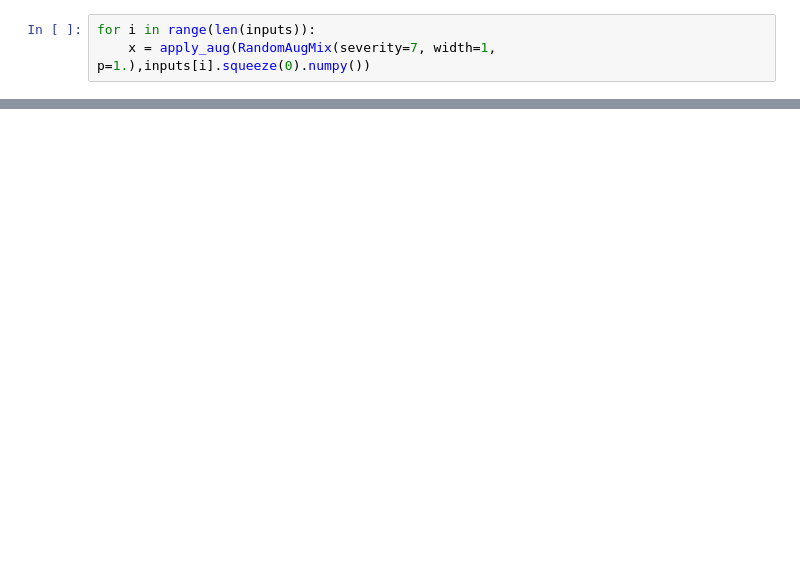
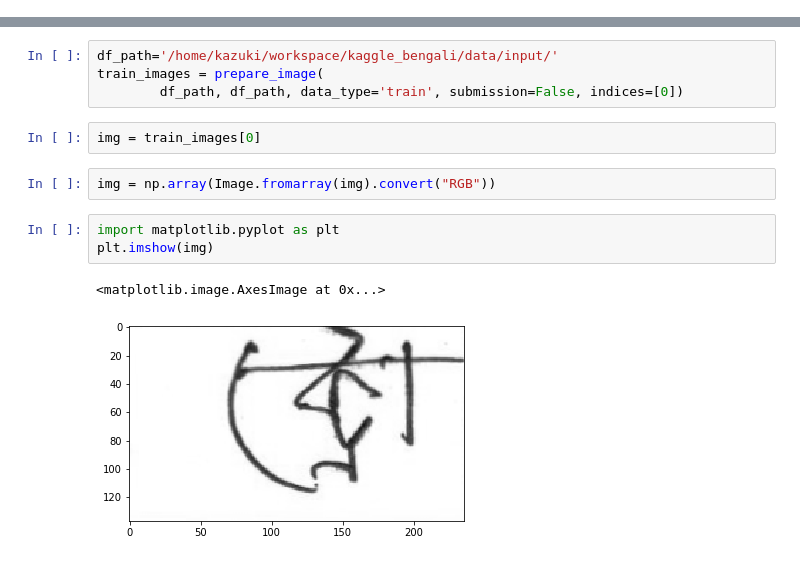
Before and after one commit to monofo/kaggle_bengali, a Jupyter notebook: eda.ipynb, the cells around one changed output, grey strips where cells are left out. Drawn from its saved outputs; the diff is of its cells as text; blank space fills up the shorter version.

```diff
--- a/eda.ipynb
+++ b/eda.ipynb
@@ -152,3 +0,0 @@ torch.Size([4, 1, 128, 128])
-# %%
-for i in range(len(inputs)):
-    x = apply_aug(RandomAugMix(severity=7, width=1, p=1.),inputs[i].squeeze(0).numpy())
@@ -275,0 +36,14 @@ NameError: name 'op' is not defined
+# %%
+df_path='/home/kazuki/workspace/kaggle_bengali/data/input/'
+train_images = prepare_image(
+        df_path, df_path, data_type='train', submission=False, indices=[0])
+# %%
+img = train_images[0]
+# %%
+img = np.array(Image.fromarray(img).convert("RGB"))
+# %%
+import matplotlib.pyplot as plt
+plt.imshow(img)
+# %% [output]
+<matplotlib.image.AxesImage at 0x...>
+[figure, added]
```
Also changed, not shown: parts of 50 cells of this notebook, 12 other files.
